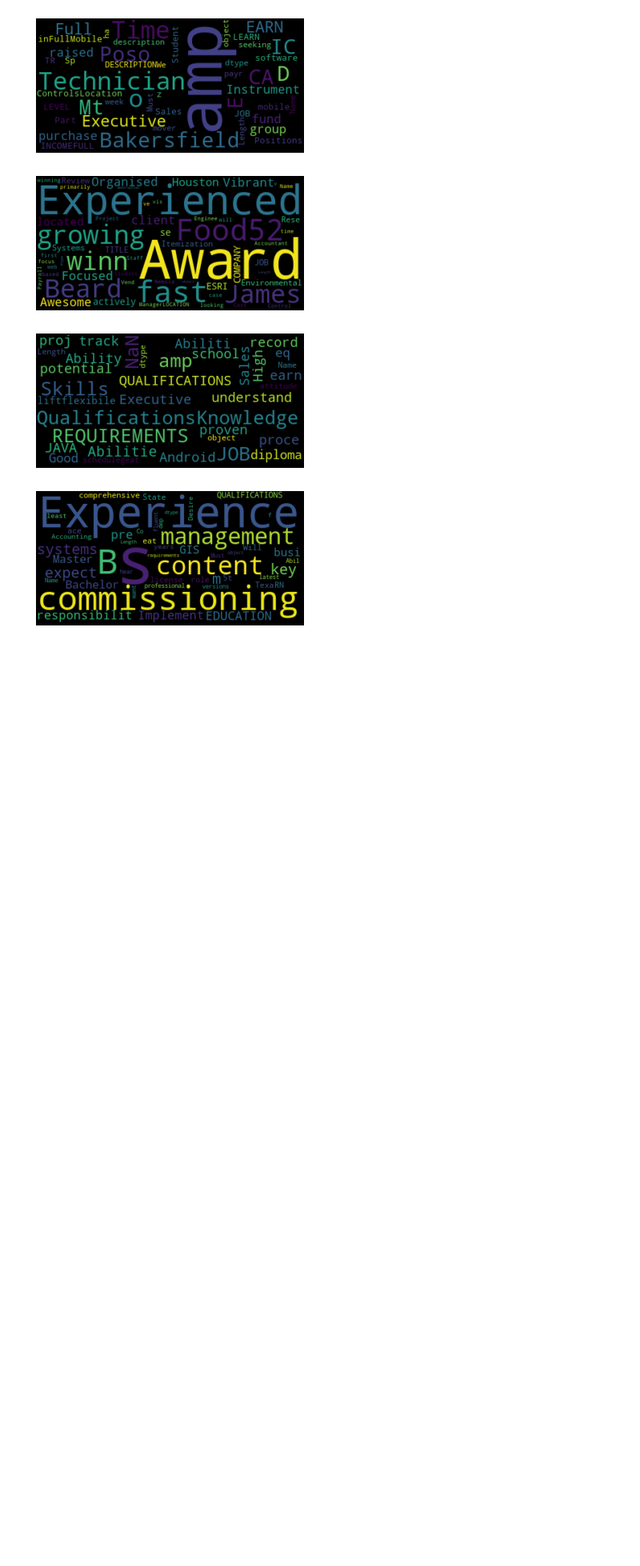
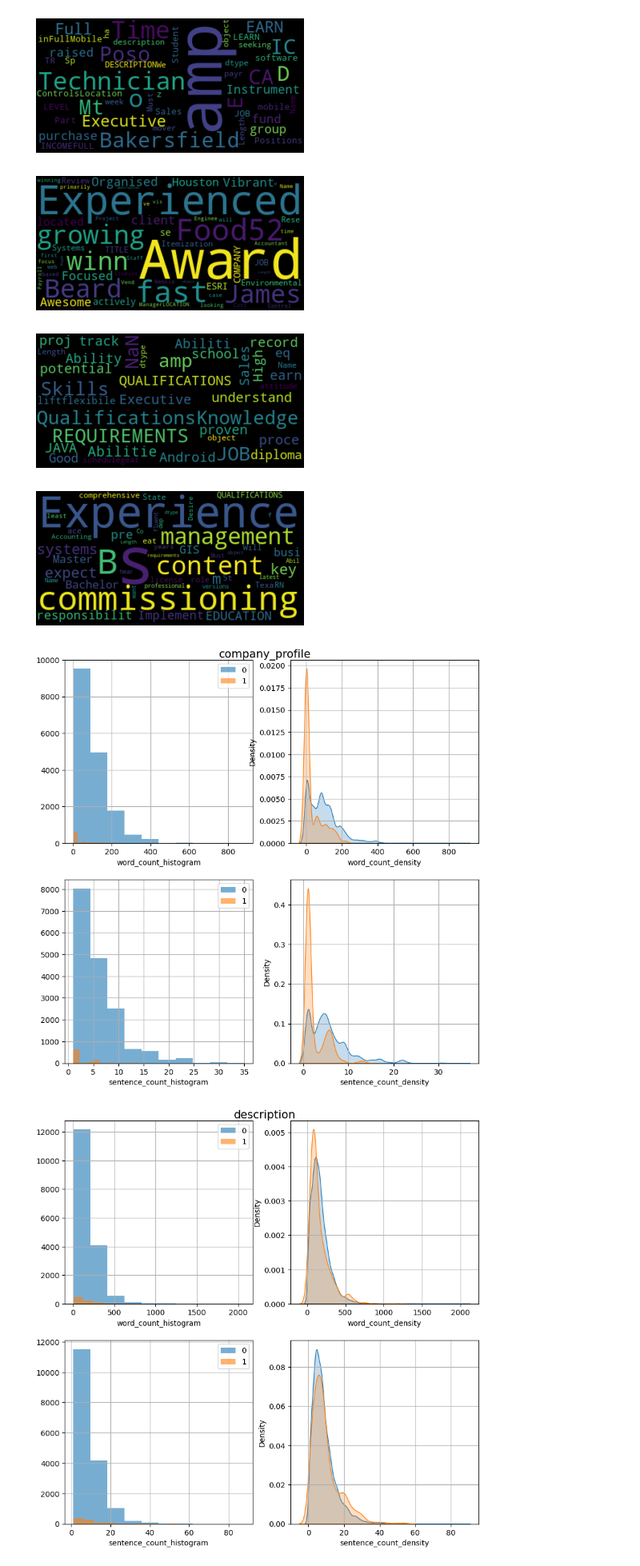
Before and after one commit to Exlie-Flyyi/CS5488_Group_Project, a Jupyter notebook: 4. Data Sources.ipynb, the cells around one changed output. Shown at 80% size. Saved outputs shown, nothing was run; the diff lists cells and outputs as text; code cells hidden in the pictures; blank space fills up the shorter version.

```diff
--- a/4. Data Sources.ipynb
+++ b/4. Data Sources.ipynb
@@ -227,3 +227,38 @@ plt.show()
 # %% [output]
 [figure]
 [figure]
+# %%
+import warnings
+warnings.filterwarnings('ignore')
+#df = pd.read_csv("fake_job_postings.csv")
+text_cols = ["title", "company_profile", "description", "requirements", "benefits","fraudulent"]
+text_df = df.loc[:,text_cols]
+for cols in range(1,5):
+  text_df = df.loc[:,[text_cols[cols], "fraudulent"]]
+  text_df['word_count'] = text_df[text_cols[cols]].apply(lambda x: len(str(x).split(" ")))
+  text_df['sentence_count'] = text_df[text_cols[cols]].apply(lambda x: len(str(x).split(".")))
+  #text_df['avg_sentence_lenghth'] = text_df['word_count'] / text_df['sentence_count']
+  #print(text_df)
+
+  features = ['word_count','sentence_count']#,'avg_sentence_lenghth']
+  y = 'fraudulent'
+
+  fig, ax = plt.subplots(nrows=2, ncols=2,figsize=(10, 10), dpi=100)
+
+  fig.suptitle(text_cols[cols],y = 0.9, fontsize=15)
+  for f in range(2):
+    x = features [f]
+    for i in text_df[y].unique():
+      sns.distplot(text_df[text_df[y]==i][x], hist=True, kde=False,
+                    bins=10, hist_kws={"alpha":0.6},
+                    axlabel=x+"_histogram", ax=ax[f,0])
+      sns.distplot(text_df[text_df[y]==i][x], hist=False, kde=True,
+                    kde_kws={"shade":True}, axlabel=x+"_density",
+                    ax=ax[f,1])
+    ax[f,0].grid(True)
+    ax[f,0].legend(text_df[y].unique())
+    ax[f,1].grid(True)
+  plt.show()
+# %% [output]
+[figure, added]
+[figure, added]
```
Also changed, not shown: parts of 1 cell of this notebook, 4 other files.
